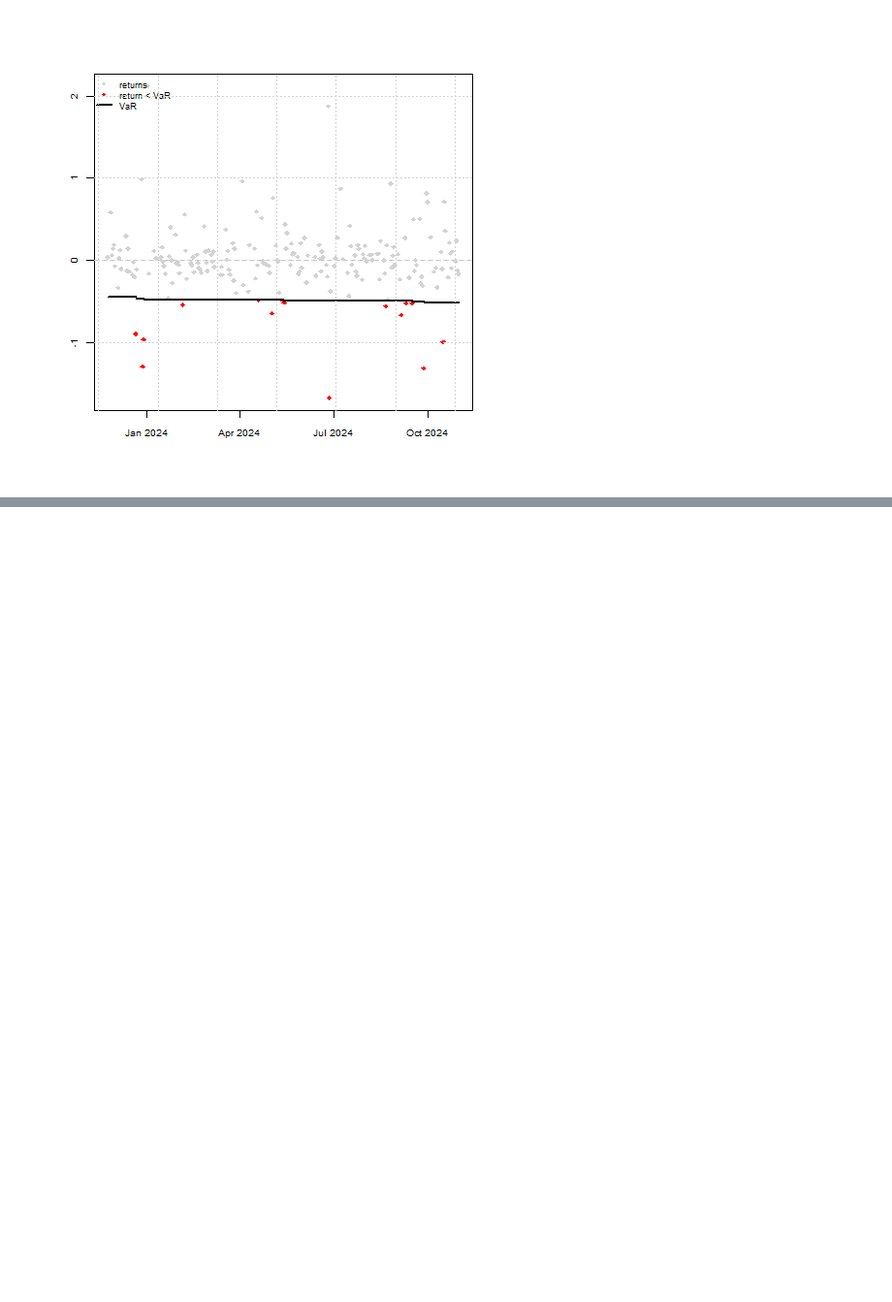
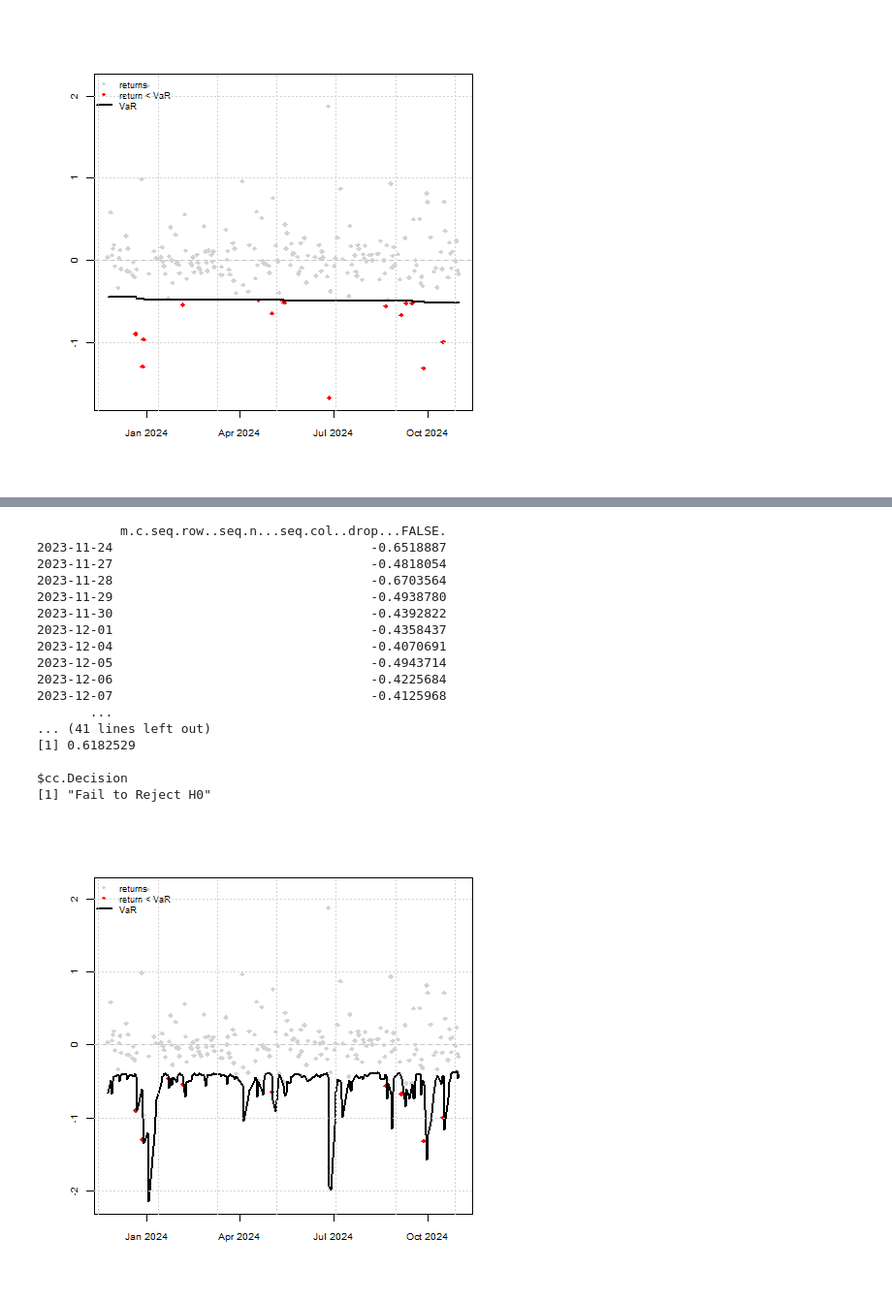
Before and after one commit to chrisdybdahl/var-es-toolbox, a Jupyter notebook: notebooks/03_model_training.ipynb, the cells around one changed output, grey strips where cells are left out. Shown at 97% size. Drawn from its saved outputs; the diff is of its cells as text; code cells hidden in the pictures; blank space fills up the shorter version.

Commit message:
delete uneeded code, implemented two EVT garch hybrids (WIP), added TODOS
EVT_GARCH_var_2 has to be fixed, now error
EVT_GARCH_var has to be checked to see whether the reparametrizing works correctly

```diff
--- a/notebooks/03_model_training.ipynb
+++ b/notebooks/03_model_training.ipynb
@@ -97,11 +97,13 @@ globalenv['refit'] = refit
 
 models_dir = project_dir / "src" / "var_es_toolbox" / "models"
 r_arch_models_path = models_dir / "r_arch_models.R"
+r_hybrid_evt_models_path = models_dir / "r_hybrid_evt_models.R"
 r_non_param_path = models_dir / "non_parametric_models.R"
 r_gas_models_path = models_dir / "r_gas_models.R"
 r_caviar_models_path = models_dir / "r_caviar_models.R"
 globalenv['r_non_param_path'] = str(r_non_param_path)
 globalenv['r_arch_models_path'] = str(r_arch_models_path)
+globalenv['r_hybrid_evt_models_path'] = str(r_hybrid_evt_models_path)
 globalenv['r_gas_models_path'] = str(r_gas_models_path)
 globalenv['r_caviar_models_path'] = str(r_caviar_models_path)
 # %%
@@ -257,3 +190,29 @@ $cc.Decision
+# %%
+%%R
+source(r_hybrid_evt_models_path)
+
+var <- forecast_u_EVT_GARCH_var(df, c, n, m, t = 0.95)
+VaRplot(c, returns, var)
+print(VaRTest(c, returns, var))
+# %% [output]
+           m.c.seq.row..seq.n...seq.col..drop...FALSE.
+2023-11-24                                  -0.6518887
+2023-11-27                                  -0.4818054
+2023-11-28                                  -0.6703564
+2023-11-29                                  -0.4938780
+2023-11-30                                  -0.4392822
+2023-12-01                                  -0.4358437
+2023-12-04                                  -0.4070691
+2023-12-05                                  -0.4943714
+2023-12-06                                  -0.4225684
+2023-12-07                                  -0.4125968
+       ...
+... (41 lines left out)
+[1] 0.6182529
+
+$cc.Decision
+[1] "Fail to Reject H0"
+[figure, added]
 # %%
 %%R
 source(r_caviar_models_path)
```
Also changed, not shown: parts of 6 cells of this notebook, 5 other files.
